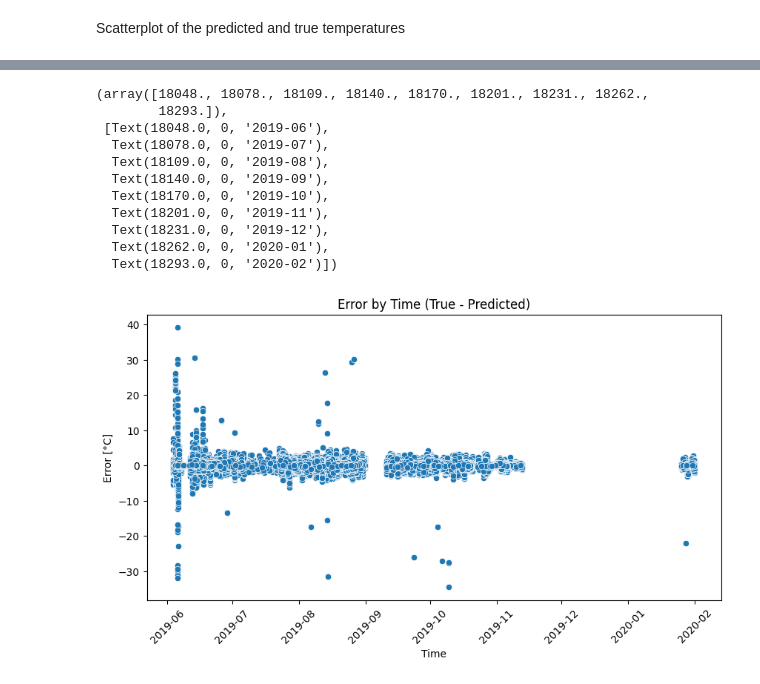
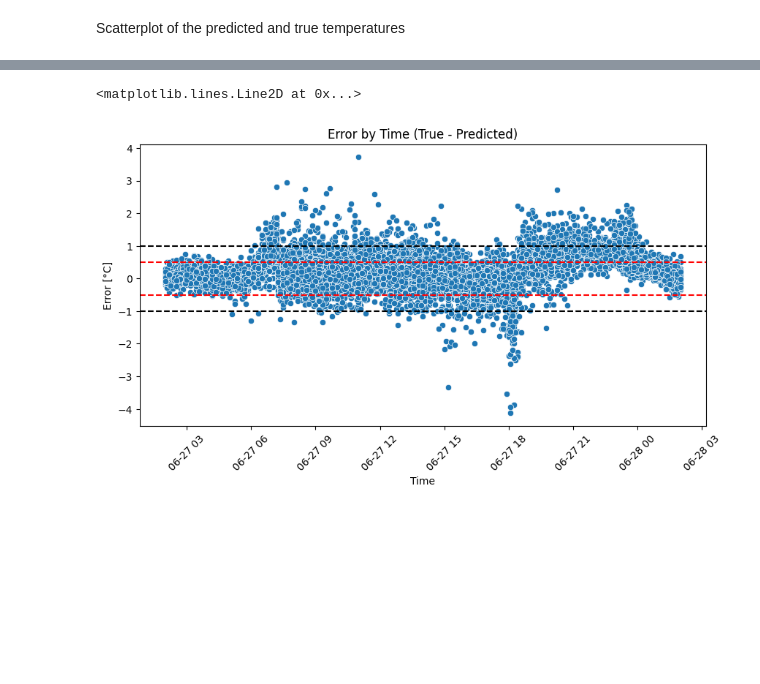
Before and after one commit to ozmanda/meteoblueQRF, a Jupyter notebook: analyses_and_visualisations/training_output_analysis.ipynb, the cells around one changed output, grey strips where cells are left out. Saved outputs shown, nothing was run; the diff lists cells and outputs as text; code cells hidden in the pictures; blank space fills up the shorter version.

```diff
--- a/analyses_and_visualisations/training_output_analysis.ipynb
+++ b/analyses_and_visualisations/training_output_analysis.ipynb
@@ -8,5 +8,7 @@ from matplotlib import pyplot as plt
 # Evaluation of Test Results from Model Training
 Output ``.csv`` files contain all feature variables, the true temperature and a list of the predicted temperatures quantiles ``[5%, 50%, 95%]``. The output does not, however, contain the station names form which the features originate.
 # %%
-outputpath = 'S:/pools/t/T-IDP-Projekte-u-Vorlesungen/Meteoblue/QRF/Data/QRF Testing/2024-2-26_17.8_37.5178.csv'
+outputpath = 'S:/pools/t/T-IDP-Projekte-u-Vorlesungen/Meteoblue/QRF/Data/QRF Testing/mb4_run4.csv'
 outputfile = pd.read_csv(outputpath, delimiter=',')
+outputfile['datetime'] = pd.to_datetime(outputfile['datetime'])
+outputfile.columns
@@ -22,15 +34,19 @@ def make_lists(x):
     return [float(val) for val in vals]
 
 def extract_prediction(x: pd.DataFrame):
-    """ Extracts the second value of the prediction list"""
-    l = []
+    """ Extracts the prediction and upper / lower confidence intervals from the prediction list"""
+    preds = []
+    uCI = []
+    lCI = []
     for row in range(len(x)):
-        l.append(x['pred'].iloc[row][1])
-    return l
+        lCI.append(x['Prediction'].iloc[row][0])
+        preds.append(x['Prediction'].iloc[row][1])
+        uCI.append(x['Prediction'].iloc[row][2])
+    return preds, uCI, lCI
 
 
-outputfile['pred'] = outputfile['Prediction'].apply(make_lists)
-outputfile['pred'] = extract_prediction(outputfile)
+outputfile['Prediction'] = outputfile['Prediction'].apply(make_lists)
+outputfile['Predicted Temperature'], outputfile['Upper Boundary'], outputfile['Lower Boundary'] = extract_prediction(outputfile)
 # %%
 outputfile.head()
 # %% [output]
@@ -54,0 +73,8 @@ ax.set(xlabel='True Temperature [°C]', ylabel='Predicted Temperature [°C]', ti
+# %%
+outputfile['Error'] = outputfile['True Temperature'] - outputfile['Predicted Temperature']
+rmse = np.sqrt(np.mean(outputfile['Error']**2))
+print(f'RMSE: {rmse:.2f}')
+print(f'Mean Error: {np.mean(outputfile["Error"]):.2f}')
+print(f'Max Error: {np.max(outputfile["Error"]):.2f}')
+print(f'Min Error: {np.min(outputfile["Error"]):.2f}')
+print(f'Median Error: {np.median(outputfile["Error"]):.2f}')
@@ -57,2 +88,0 @@ Error by time
-# %%
-outputfile['Error'] = outputfile['True Temperature'] - outputfile['pred']
@@ -69,18 +89,13 @@ outputfile.head()
 # %%
 ax, fig = plt.subplots(figsize=(10,5))
 ax = sns.scatterplot(data=outputfile, x='datetime', y='Error')
 ax.set(xlabel='Time', ylabel='Error [°C]', title='Error by Time (True - Predicted)')
 plt.xticks(rotation=45)
+#horizontal line at 0.5 and -0.5
+ax.axhline(0.5, color='red', linestyle='--')
+ax.axhline(-0.5, color='red', linestyle='--')
+ax.axhline(1, color='black', linestyle='--')
+ax.axhline(-1, color='black', linestyle='--')
 # %% [output]
-(array([18048., 18078., 18109., 18140., 18170., 18201., 18231., 18262.,
-        18293.]),
- [Text(18048.0, 0, '2019-06'),
-  Text(18078.0, 0, '2019-07'),
-  Text(18109.0, 0, '2019-08'),
-  Text(18140.0, 0, '2019-09'),
-  Text(18170.0, 0, '2019-10'),
-  Text(18201.0, 0, '2019-11'),
-  Text(18231.0, 0, '2019-12'),
-  Text(18262.0, 0, '2020-01'),
-  Text(18293.0, 0, '2020-02')])
+<matplotlib.lines.Line2D at 0x...>
-[figure, old version]
+[figure, new version]
```
Also changed, not shown: parts of 11 cells of this notebook.
